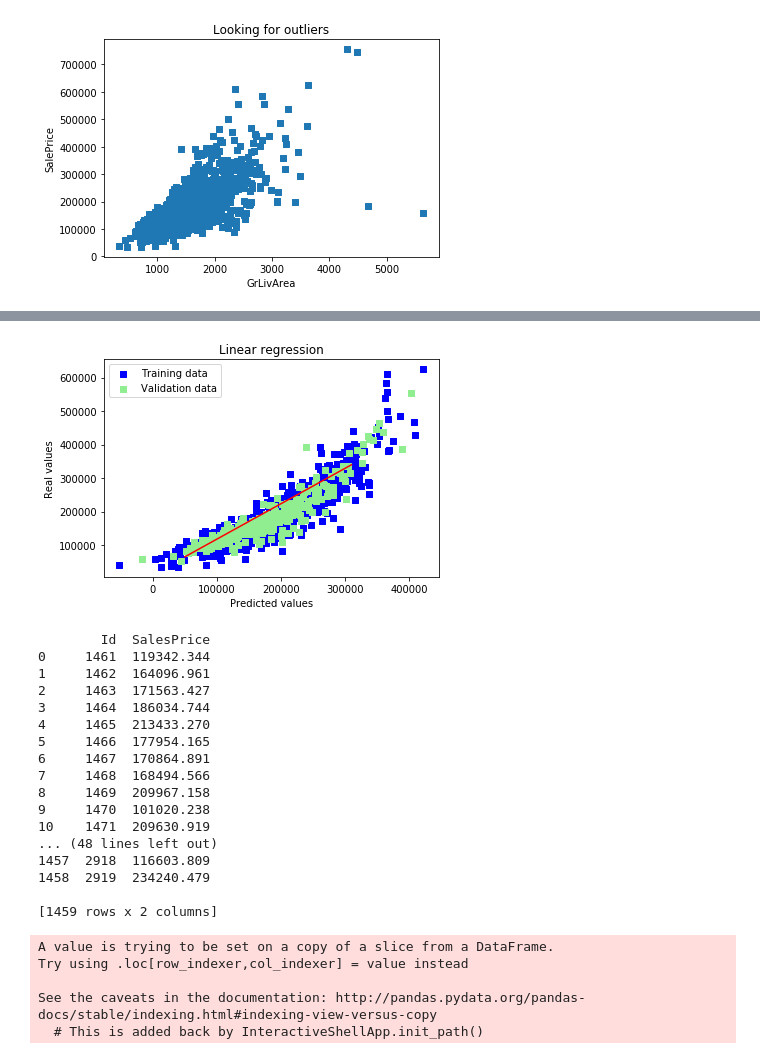
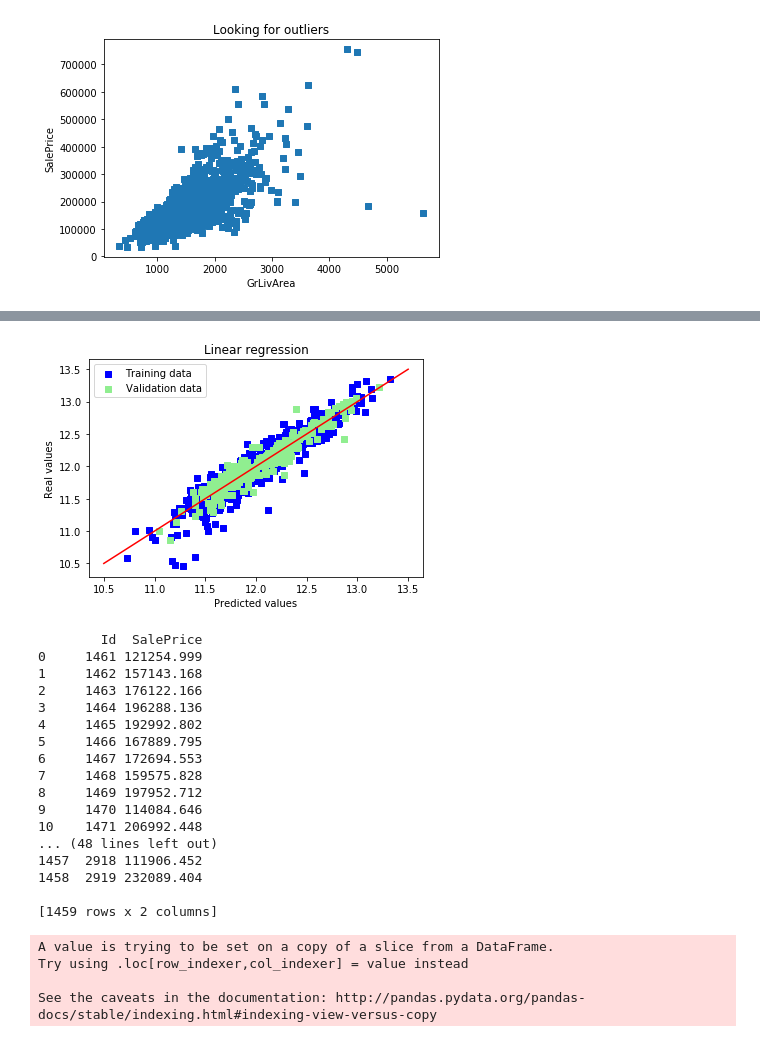
Before and after one commit to Epic3lite/House-Prices-A4, a Jupyter notebook: linear regression.ipynb, the cells around one changed output, grey strips where cells are left out. Cells and saved outputs as stored; diff of their text form; code cells hidden in the pictures.

Commit message:
Filled in most NA values and used log on saleprice

```diff
--- a/linear regression.ipynb
+++ b/linear regression.ipynb
@@ -68,10 +294,5 @@ def rmse_cv_test(model):
 # %%
-from sklearn.model_selection import cross_val_score, train_test_split
-
-#Select the top 10 highest correlating factors
-features = ["OverallQual","GrLivArea","GarageCars","TotalBsmtSF","GarageArea","1stFlrSF","FullBath","TotRmsAbvGrd","YearBuilt","YearRemodAdd"]
-X = train[features]
-
+train.SalePrice = np.log1p(train.SalePrice)
 y = train.SalePrice
 
 # Use 80% of the train data to test the model, then check using the remaining 20%
@@ -103,49 +324,43 @@ RMSE on Test set : 31976.080622105586
 # %%
 # Show a plot of the training and test data and the linear model used to predict it
 plt.scatter(y_train_pred, y_train, c = "blue", marker = "s", label = "Training data")
 plt.scatter(y_test_pred, y_test, c = "lightgreen", marker = "s", label = "Validation data")
 plt.title("Linear regression")
 plt.xlabel("Predicted values")
 plt.ylabel("Real values")
 plt.legend(loc = "upper left")
-plt.plot([50000,310000], [65000, 340000], c = "red")
+plt.plot([10.5, 13.5], [10.5, 13.5], c = "red")
 plt.show()
 # %% [output]
-[figure, old version]
+[figure, new version]
 # %%
 # Generate test data
-#replace NAs with dummy data
-test.loc[:, "TotalBsmtSF"] = test.loc[:, "TotalBsmtSF"].fillna(0)
-test.loc[:, "GrLivArea"] = test.loc[:, "GrLivArea"].fillna(0)
-test.loc[:, "GarageArea"] = test.loc[:, "GarageArea"].fillna(0)
-test.loc[:, "GarageCars"] = test.loc[:, "GarageCars"].fillna(0)
-#featuresID = ["Id","OverallQual","GrLivArea","GarageCars","TotalBsmtSF","GarageArea","1stFlrSF","FullBath","TotRmsAbvGrd","YearBuilt","YearRemodAdd"]
 X_final = test[features]
+
 output = test[["Id"]]
 #output data to CSV file
-output["SalesPrice"] = lr.predict(X_final)
-print(output)
-output[["Id","SalesPrice"]].to_csv("output.csv",index=False)
+output["SalePrice"] = np.expm1(lr.predict(X_final))
+print(output) #sanity check values
+output[["Id","SalePrice"]].to_csv("output.csv",index=False)
 # %% [output]
-        Id  SalesPrice
-0     1461  119342.344
-1     1462  164096.961
-2     1463  171563.427
-3     1464  186034.744
-4     1465  213433.270
-5     1466  177954.165
-6     1467  170864.891
-7     1468  168494.566
-8     1469  209967.158
-9     1470  101020.238
-10    1471  209630.919
+        Id  SalePrice
+0     1461 121254.999
+1     1462 157143.168
+2     1463 176122.166
+3     1464 196288.136
+4     1465 192992.802
+5     1466 167889.795
+6     1467 172694.553
+7     1468 159575.828
+8     1469 197952.712
+9     1470 114084.646
+10    1471 206992.448
 ... (48 lines left out)
-1457  2918  116603.809
-1458  2919  234240.479
+1457  2918 111906.452
+1458  2919 232089.404
 
 [1459 rows x 2 columns]
 A value is trying to be set on a copy of a slice from a DataFrame.
 Try using .loc[row_indexer,col_indexer] = value instead
 
 See the caveats in the documentation: http://pandas.pydata.org/pandas-docs/stable/indexing.html#indexing-view-versus-copy
-  # This is added back by InteractiveShellApp.init_path()
```
Also changed, not shown: parts of 7 cells of this notebook, 1 other file.
